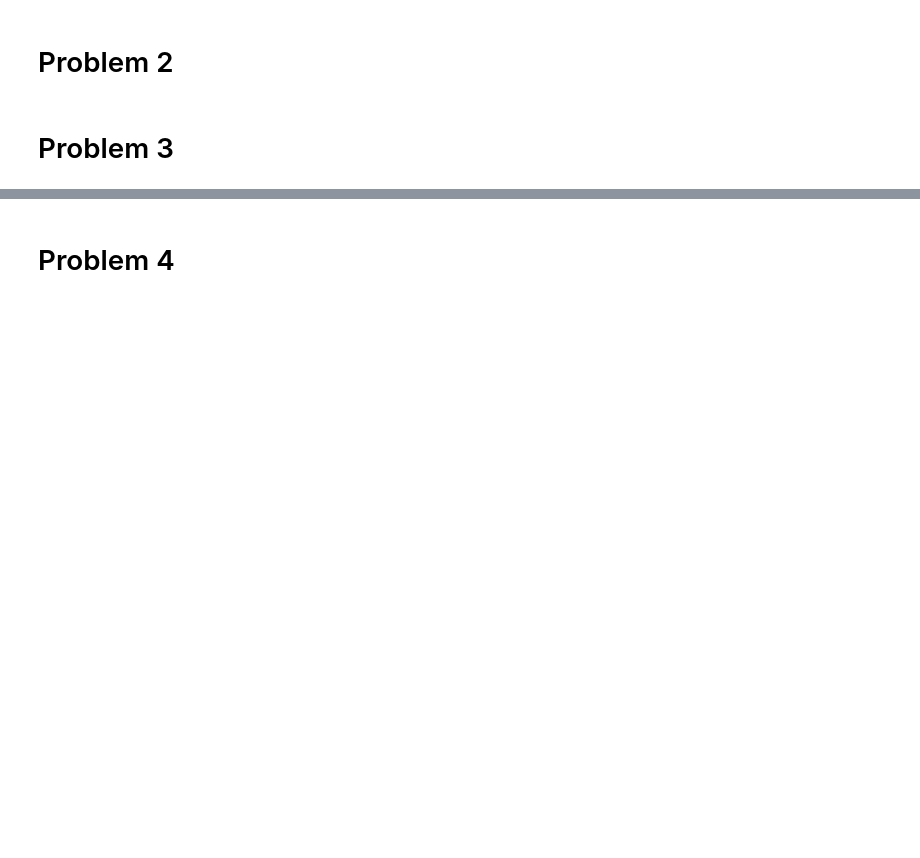
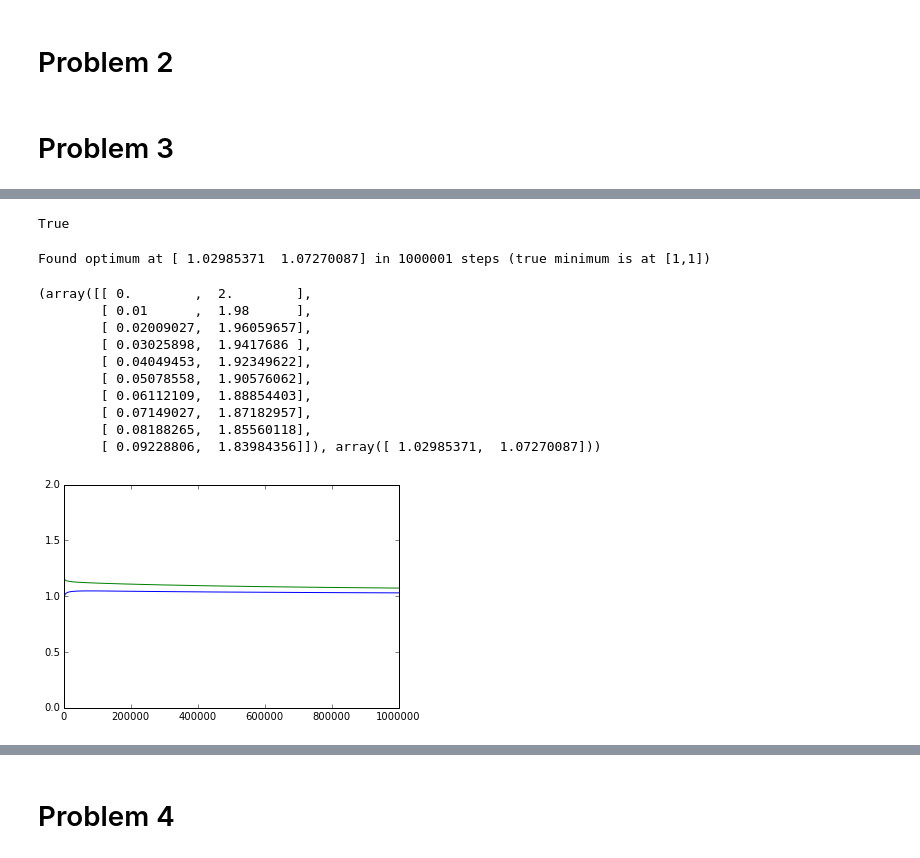
Before and after one commit to scoiatael/nn_assignments, a Jupyter notebook: assignment2/starter_code.ipynb, the cells around one changed output, grey strips where cells are left out. Saved outputs shown, nothing was run; the diff lists cells and outputs as text; code cells hidden in the pictures; blank space fills up the shorter version.

```diff
--- a/assignment2/starter_code.ipynb
+++ b/assignment2/starter_code.ipynb
@@ -208,10 +262,10 @@ def GD(f, Theta0, alpha, stop_tolerance=1e-10, max_steps=1000000):
     while step<max_steps:
         previous_value = value
         value, gradient = f(Theta)
-        if TODO: #fill in a stopping condition here
+        if abs(value - previous_value) < stop_tolerance: #a stopping condition here
             break
 
-        Theta = TODO #fill in the gradient descent rule
+        Theta = Theta - alpha*gradient*value
         history.append(Theta)
         step += 1
     return Theta, history
@@ -225,37 +281,54 @@ print "Found optimum at %s in %d steps (true minimum is at [0,0])" % (Xopt, len(
+# %%
+#
+# Now implement the Rosenbrock function
+#
+
+def rosenbrock(X):
+    A = 1.0
+    B = 1.0
+    Q1 = (A - X[0])
+    Q2 = (X[1] - X[0]**2)
+    val = Q1**2 + B * Q2**2
+    grad = np.array([2.0 * Q1 * (-1.0) + B * 2.0 * Q2 * (-2.0) * X[0], B * 2.0 * Q2])
+    return val, grad
+
+#
+# And test its gradient
+#
+check_gradient(rosenbrock, np.array([0.,0.]), delta=1e-8)
+check_gradient(rosenbrock, np.array([1.0,1.0]), delta=1e-8)
+# %% [output]
+True
 # %%
-#
-# Now implement the Rosenbrock function
-#
-
-def rosenbrock(x):
-    val = TODO
-    grad = TODO
-    return val, grad
-
-#
-# And test its gradient
-#
-check_gradient(rosenbrock, np.array([0.,0.]), delta=1e-8)
-check_gradient(rosenbrock, np.array([1.0,1.0]), delta=1e-8)
-
 #
 # Find the optimum
 #
 
-X0= (0.,2.)
-Xopt, Xhist = GD(rosenbrock, X0, alpha=TODO, stop_tolerance=1e-10)
+X0= np.array((0.,2.))
+Xopt, Xhist = GD(rosenbrock, X0, alpha=1e-3, stop_tolerance=1e-10)
 Xhist = np.array(Xhist)
 
 print "Found optimum at %s in %d steps (true minimum is at [1,1])" % (Xopt, len(Xhist))
-
-#
-# Plot the value over iterations
-#
-
-#TODO
-
-#
-# Make a contour plot
-#
-# you may want to use functions: meshgrid, contour
-#
+# %% [output]
+Found optimum at [ 1.02985371  1.07270087] in 1000001 steps (true minimum is at [1,1])
+# %%
+def plot_hist(Xhist):
+    steps = arange(0, len(Xhist))
+    plot(steps, Xhist[:, 0], label="X[0]")
+    plot(steps, Xhist[:, 1], label="X[1]")
+    legend()
+
+plot(Xhist)
+Xhist[:10], Xhist[-1]
+# %% [output]
+(array([[ 0.        ,  2.        ],
+        [ 0.01      ,  1.98      ],
+        [ 0.02009027,  1.96059657],
+        [ 0.03025898,  1.9417686 ],
+        [ 0.04049453,  1.92349622],
+        [ 0.05078558,  1.90576062],
+        [ 0.06112109,  1.88854403],
+        [ 0.07149027,  1.87182957],
+        [ 0.08188265,  1.85560118],
+        [ 0.09228806,  1.83984356]]), array([ 1.02985371,  1.07270087]))
+[figure, added]
```
Also changed, not shown: parts of 13 cells of this notebook.
